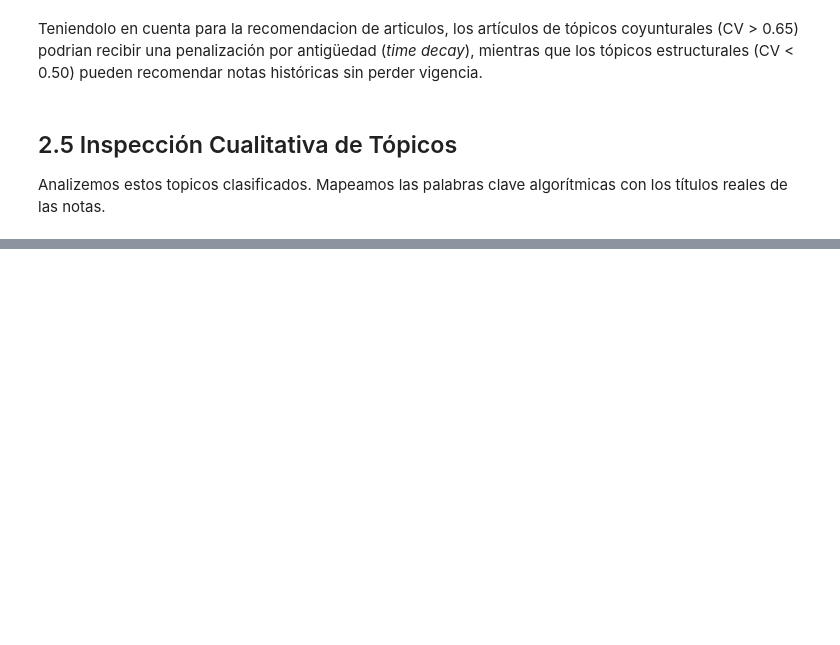
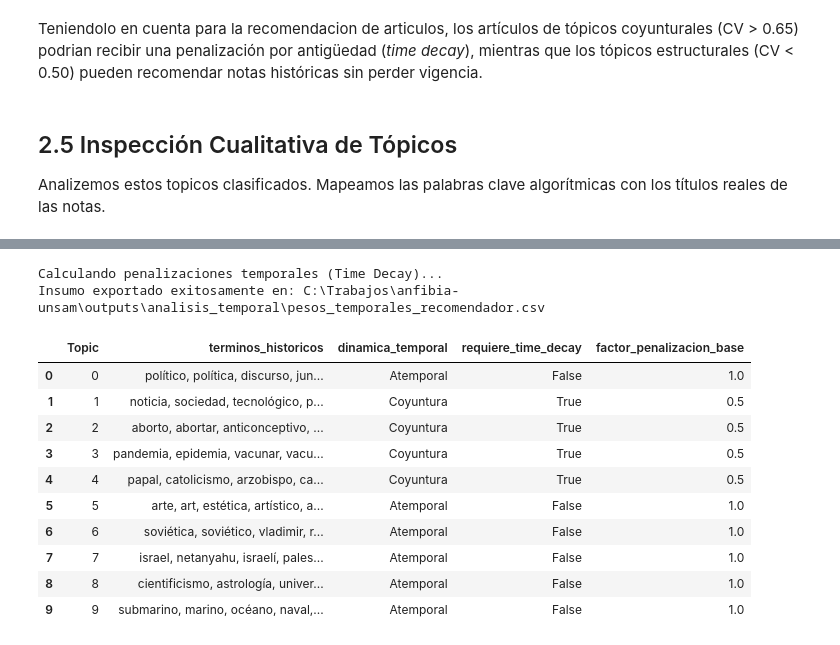
Before and after one commit to MauricioKreszczuk/anfibia-unsam, a Jupyter notebook: notebooks/08.bertopic_temporal.ipynb, the cells around one changed output, grey strips where cells are left out. Saved outputs shown, nothing was run; the diff lists cells and outputs as text; code cells hidden in the pictures; blank space fills up the shorter version.

```diff
--- a/notebooks/08.bertopic_temporal.ipynb
+++ b/notebooks/08.bertopic_temporal.ipynb
@@ -153,10 +153,10 @@ metricas_estabilidad["coef_variacion"] = (
 # 5. Clasificación: usamos el percentil 60 del CV como corte empírico
 umbral_coyuntural = metricas_estabilidad["coef_variacion"].quantile(0.60)
 
-metricas_estabilidad["tipo_agenda"] = np.where(
+metricas_estabilidad["dinamica_temporal"] = np.where(
     metricas_estabilidad["coef_variacion"] >= umbral_coyuntural,
-    "Coyuntural / Event-driven",
-    "Estructural / Evergreen"
+    "Coyuntura", #Coyuntural / Event-Driven
+    "Atemporal"
 )
 
 # 6. Ordenamos por los más coyunturales (mayor CV)
@@ -240,0 +255,37 @@ fig_scatter.show()
+# %%
+print("Calculando penalizaciones temporales (Time Decay)...")
+
+# Asignamos la bandera de decaimiento basada en el umbral
+metricas_estabilidad["requiere_time_decay"] = metricas_estabilidad["coef_variacion"] >= umbral_coyuntural
+
+# Calculamos un factor matemático inicial para probar luego en el recomendador
+# Ej: 0.5 reduce a la mitad el score de similitud si la nota es vieja, 1.0 no lo toca.
+metricas_estabilidad["factor_penalizacion_base"] = np.where(
+    metricas_estabilidad["requiere_time_decay"],
+    0.5,
+    1.0
+)
+
+# Ordenamos secuencialmente por número de tópico
+metricas_estabilidad = metricas_estabilidad.sort_values(by="Topic").reset_index(drop=True)
+
+# Exportamos la tabla final maestra
+ruta_exportacion = OUTPUT_DIR / "pesos_temporales_recomendador.csv"
+metricas_estabilidad.to_csv(ruta_exportacion, index=False)
+
+print(f"Insumo exportado exitosamente en: {ruta_exportacion}")
+display(metricas_estabilidad[["Topic", "terminos_historicos", "dinamica_temporal", "requiere_time_decay", "factor_penalizacion_base"]].head(10))
+# %% [output]
+Calculando penalizaciones temporales (Time Decay)...
+Insumo exportado exitosamente en: C:\Trabajos\anfibia-unsam\outputs\analisis_temporal\pesos_temporales_recomendador.csv
+|  | Topic | terminos_historicos | dinamica_temporal | requiere_time_decay | factor_penalizacion_base |
+| 0 | 0 | político, política, discurso, jun... | Atemporal | False | 1.0 |
+| 1 | 1 | noticia, sociedad, tecnológico, p... | Coyuntura | True | 0.5 |
+| 2 | 2 | aborto, abortar, anticonceptivo, ... | Coyuntura | True | 0.5 |
+| 3 | 3 | pandemia, epidemia, vacunar, vacu... | Coyuntura | True | 0.5 |
+| 4 | 4 | papal, catolicismo, arzobispo, ca... | Coyuntura | True | 0.5 |
+| 5 | 5 | arte, art, estética, artístico, a... | Atemporal | False | 1.0 |
+| 6 | 6 | soviética, soviético, vladimir, r... | Atemporal | False | 1.0 |
+| 7 | 7 | israel, netanyahu, israelí, pales... | Atemporal | False | 1.0 |
+| 8 | 8 | cientificismo, astrología, univer... | Atemporal | False | 1.0 |
+| 9 | 9 | submarino, marino, océano, naval,... | Atemporal | False | 1.0 |
```
Also changed, not shown: parts of 8 cells of this notebook.
